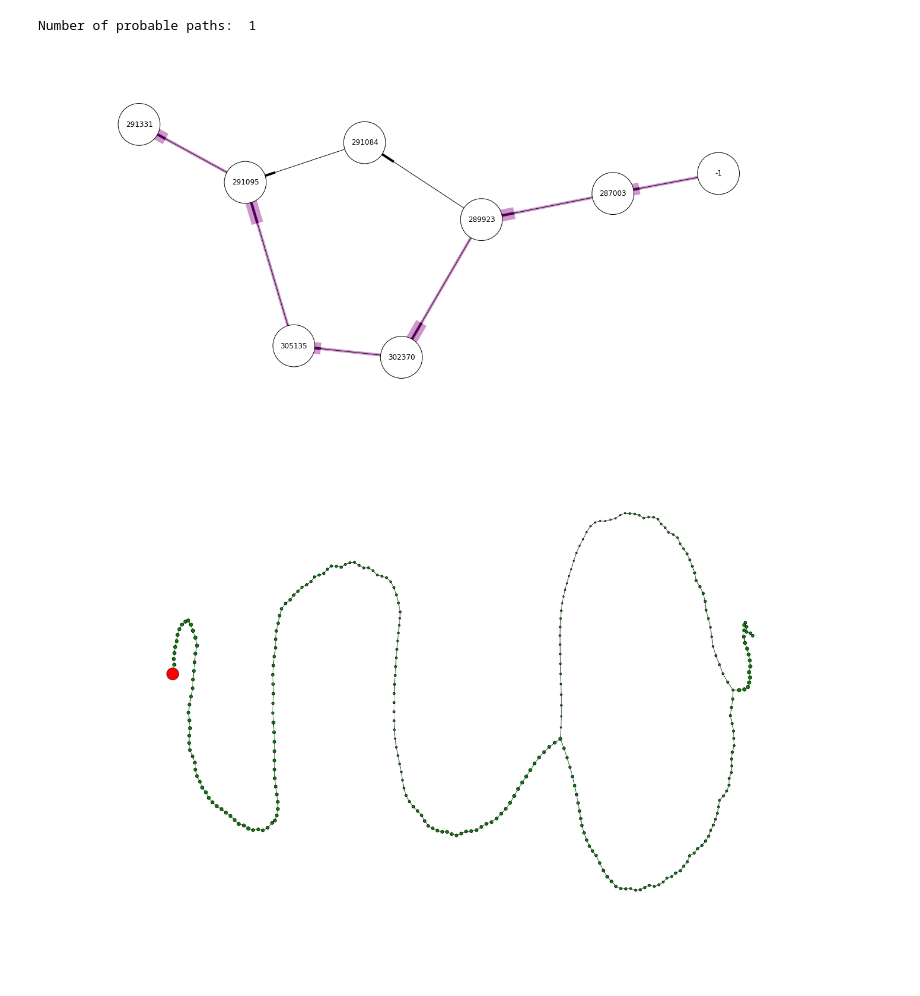
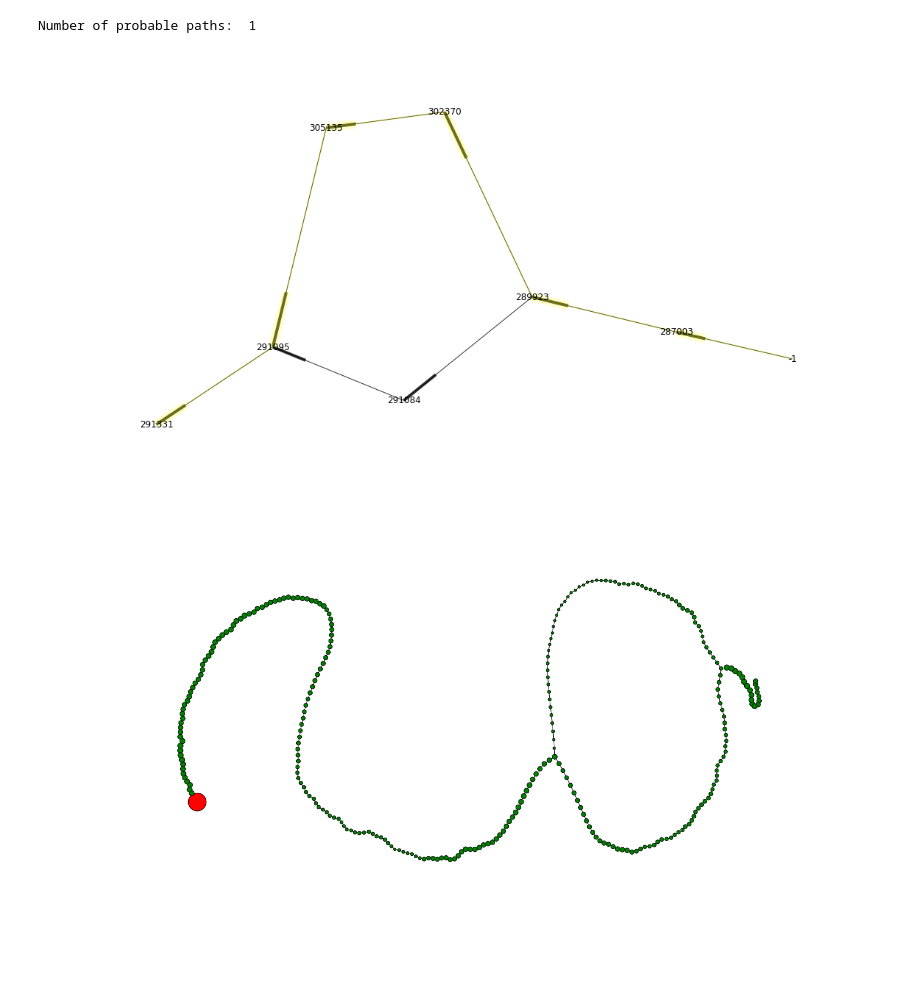
Before and after one commit to damiankao/trinity-visualization, a Jupyter notebook: trinity_vis.ipynb, the cells around one changed output. Drawn from its saved outputs; the diff is of its cells as text; code cells hidden in the pictures; blank space fills up the shorter version.

Commit message:
network

```diff
--- a/trinity_vis.ipynb
+++ b/trinity_vis.ipynb
@@ -15,30 +20,44 @@ Use `networkComp()` to graph just the essential nodes of the component that cont
 # %%
-import os, sys
+import os, sys, math
 import networkx as nx
 import matplotlib.pyplot as plt
 from collections import Counter
 %matplotlib inline
 
-def graphComp(cid):
-    path = 'resource/Component_bins/Cbin0/'
-    graphData = [x.split() for x in open(path + 'c' + str(cid) + '.graph.out').read().strip().split('\n')[1:]]
+binFolder = 'resource/Component_bins/'
+binIndexFile = 'resource/component_base_listing.txt'
+binIndex = dict([(line.strip().split('\t')[0],line.strip().split('\t')[1].split('/')[-2]) for line in open(binIndexFile)])
+
+def graphComp(cid, w, h):
+    """
+    cid = component id
+    w = width of the output
+    h = height of the output
+    """
+    prepath = binFolder + binIndex[str(cid)] + '/'
+    graphData = [x.split() for x in open(prepath + 'c' + str(cid) + '.graph.out').read().strip().split('\n')[1:]]
     graph = nx.Graph()
 
     for item in graphData:
         current = item[0]
         seq = item[-2]
-        graph.add_node(current, seq = seq, color='green', size=int(item[2]) * 10)
+        graph.add_node(current, seq = seq, color='green', size=min(int(item[2]) * 10,1000))
     graph.add_node('-1',seq = '', color='red', size = 1000)
 
     for item in graphData:
         graph.add_edge(item[1],item[0])
-    plt.figure(figsize=[30,20])
+    plt.figure(figsize=[w,h])
     nx.draw_graphviz(graph, prog='sfdp',
                      node_size = [graph.node[n]['size'] for n in graph.nodes()],
                      node_color = [graph.node[n]['color'] for n in graph.nodes()])
 
-def networkComp(cid):
-    prepath = 'resource/Component_bins/Cbin0/'
+def networkComp(cid, w, h):
+    """
+    cid = component id
+    w = width of the output
+    h = height of the output
+    """
+    prepath = binFolder + binIndex[str(cid)] + '/'
     graphData = [x.split() for x in open(prepath + 'c' + str(cid) + '.graph.out').read().strip().split('\n')[1:]]
     graph = nx.MultiDiGraph()
 
@@ -69,7 +88,7 @@ def networkComp(cid):
                   if line[0] == '>']
     nodes.extend(sum(probPaths,[]))
     nodes = list(set(nodes))
-    #iterate through again to connect essential
+    #iterate through again to connect essential nodes
     path = []
     for item in graphData:
         current = item[0]
@@ -91,44 +110,44 @@ def networkComp(cid):
     addPath = []
     for node in path:
         if node in nodes:
             addPath.append(node)
     graph.add_path(addPath)
 
-    plt.figure(figsize=[25,10])
+    plt.figure(figsize=[w,h])
     plt.axis('off')
     plt.rcParams['text.usetex'] = False
     pos = nx.graphviz_layout(graph,prog='sfdp')
 
-    nx.draw_networkx_nodes(graph,pos,node_size=5000, node_color='white')
-    nx.draw_networkx_edges(graph,pos,width=1)
+    nx.draw_networkx_edges(graph,pos,width=1, alpha=0.8)
     nx.draw_networkx_labels(graph,pos)
-    colors = ['red','blue','green','purple']
+    colors = ['red','blue','green','purple','black','yellow'] * 10
 
     print 'Number of probable paths: ', len(probPaths)
     for y, probPath in enumerate(probPaths):
         edgelist = [('-1',probPath[0])]
         for i in range(0,len(probPath) - 1, 1):
-            shortest = nx.shortest_path(graph, probPath[i],probPath[i+1])
-            [edgelist.append((shortest[a],shortest[a+1])) for a in range(0,len(shortest) - 1, 1)]
+            if probPath[i] in graph.nodes() and probPath[i+1] in graph.nodes():
+                shortest = nx.shortest_path(graph, probPath[i],probPath[i+1])
+                [edgelist.append((shortest[a],shortest[a+1])) for a in range(0,len(shortest) - 1, 1)]
         edgelist.append((probPath[-1],graph.neighbors(probPath[-1])[0]))
         nodeList = sum(edgelist,())
         edgePos = []
         for k,v in pos.items():
             if k != '-1' and k in nodeList:
                 if graph.node[k].has_key('path'):
-                    edgePos.append((k, (v[0], graph.node[k]['path'] + 3)))
+                    edgePos.append((k, (v[0], graph.node[k]['path'] + 2)))
                 else:
                     edgePos.append((k, (v[0], v[1])))
-                    graph.node[k]['path'] = v[1] + 3
+                    graph.node[k]['path'] = v[1] + 2
             if k == '-1':
                 edgePos.append(('-1',(pos['-1'][0],pos['-1'][1])))
         edgePos = dict(edgePos)
-        nx.draw_networkx_edges(graph,edgePos,edgelist = edgelist, width = 5, alpha=0.4,edge_color=colors.pop())
+        nx.draw_networkx_edges(graph,edgePos,edgelist = edgelist, width = 3, alpha=0.2,edge_color=colors.pop())
 
-networkComp('445')
-graphComp('445')
+networkComp('445', 20, 10)
+graphComp('445', 20, 10)
 # %% [output]
 Number of probable paths:  1
-[figure, old version]
+[figure, new version]
-[figure, old version]
+[figure, new version]
 # %%
```
Also changed, not shown: parts of 5 cells of this notebook.
